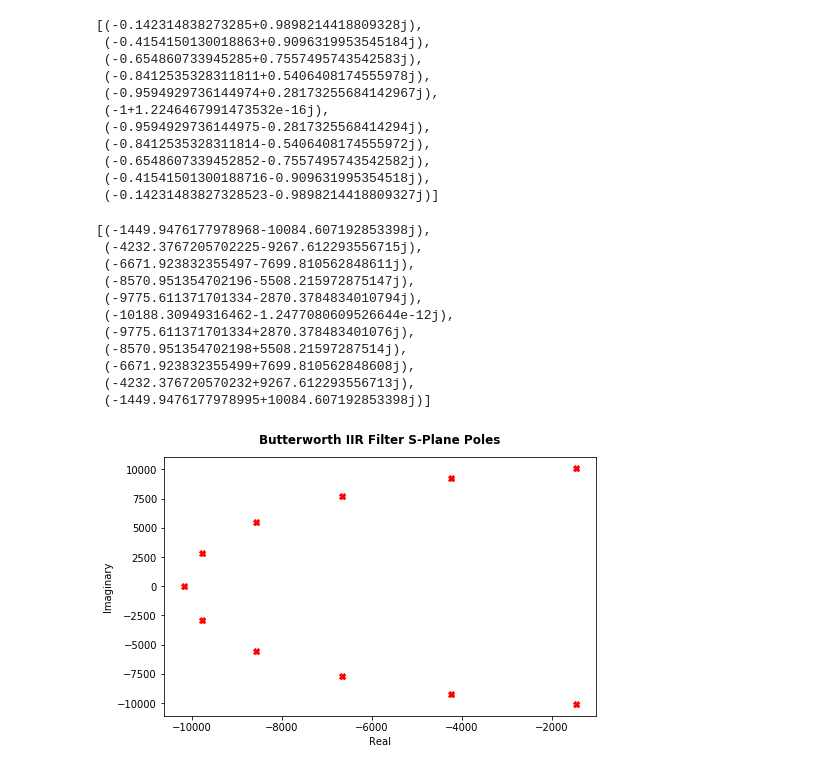
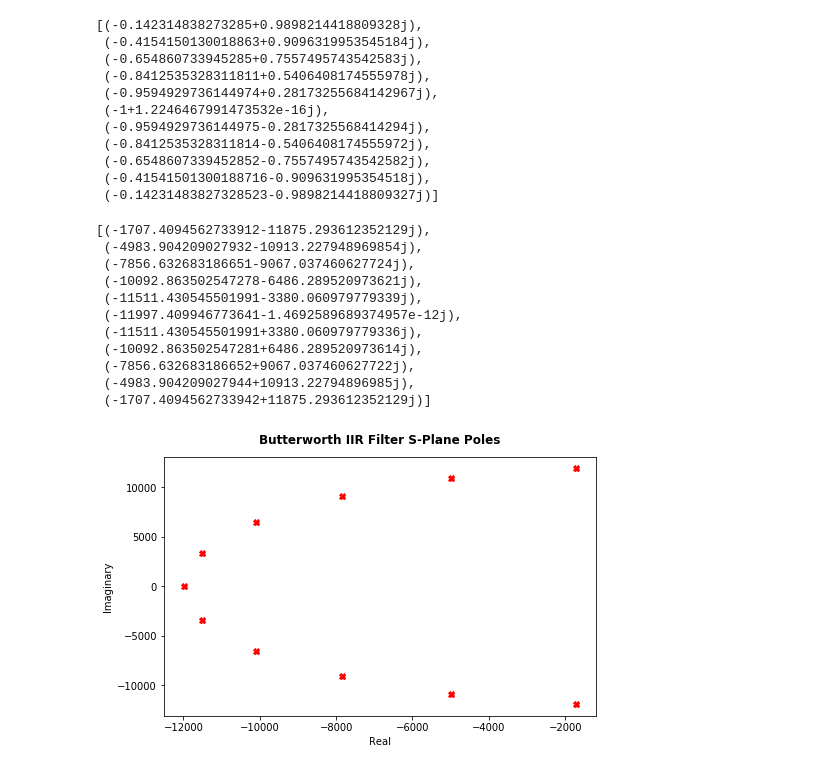
Before and after one commit to StevenCash/jupyter, a Jupyter notebook: Butterworthhigh.ipynb, the cells around one changed output. Cells and saved outputs as stored; diff of their text form; code cells hidden in the pictures.

```diff
--- a/Butterworthhigh.ipynb
+++ b/Butterworthhigh.ipynb
@@ -53,47 +53,47 @@ s
 
 As0 = 10*math.log10(Ws**(2*Order)*(10**(Ap/10)-1)+1)
 
 Wc = Ws/((10**(As0/10)-1)**(1/(2*Order)))
 
 s0 = [i * Wc for i in s]
 
-#I must prewarp to account for transform warping.
+#I must prewarp to account for bilinear transform warping.
 
 #I will need a sampling frequency for this part of the process, for now just assume something sufficiently
 #large so as to not cause a problem, say 4X stop band frequency
 
-fsamp = 10000
+fsamp = 4*fs
 
 fc = (fsamp/math.pi)*math.tan(math.pi*fs/fsamp)
 
 # use s for non-warped and s0 for warped, divide 2*pi*fc by i to convert to high pass
 s1 = [2*math.pi*(fc) / i for i in s0]
 
 sreal = [i.real for i in s1]
 simag = [i.imag for i in s1]
 
 fig = plt.figure()
 ax = fig.add_axes([0,0,1,.9])
 ax.plot(sreal,simag,'rX')
 #ax.set_xlim(-10,10)
 
 fig.suptitle('Butterworth IIR Filter S-Plane Poles', fontweight='bold')
 ax.set_xlabel('Real')
 ax.set_ylabel('Imaginary')
 s1
 # %% [output]
-[(-1449.9476177978968-10084.607192853398j),
- (-4232.3767205702225-9267.612293556715j),
- (-6671.923832355497-7699.810562848611j),
- (-8570.951354702196-5508.215972875147j),
- (-9775.611371701334-2870.3784834010794j),
- (-10188.30949316462-1.2477080609526644e-12j),
- (-9775.611371701334+2870.378483401076j),
- (-8570.951354702198+5508.21597287514j),
- (-6671.923832355499+7699.810562848608j),
- (-4232.376720570232+9267.612293556713j),
- (-1449.9476177978995+10084.607192853398j)]
+[(-1707.4094562733912-11875.293612352129j),
+ (-4983.904209027932-10913.227948969854j),
+ (-7856.632683186651-9067.037460627724j),
+ (-10092.863502547278-6486.289520973621j),
+ (-11511.430545501991-3380.060979779339j),
+ (-11997.409946773641-1.4692589689374957e-12j),
+ (-11511.430545501991+3380.060979779336j),
+ (-10092.863502547281+6486.289520973614j),
+ (-7856.632683186652+9067.037460627722j),
+ (-4983.904209027944+10913.22794896985j),
+ (-1707.4094562733942+11875.293612352129j)]
-[figure, old version]
+[figure, new version]
 # %%
 #Ok, now I need to start the bilinear transform.
 
```
Also changed, not shown: parts of 7 cells of this notebook.
